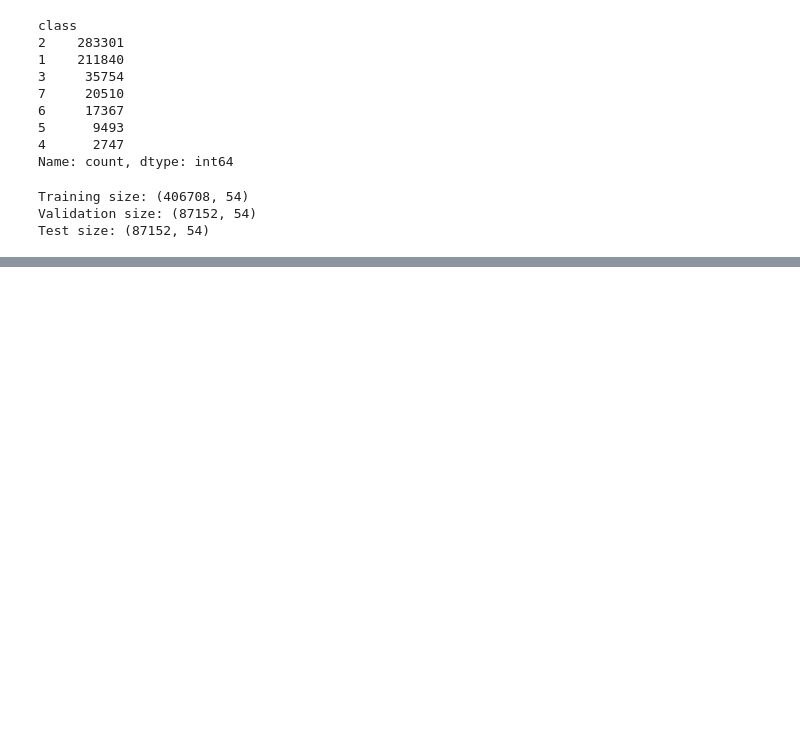
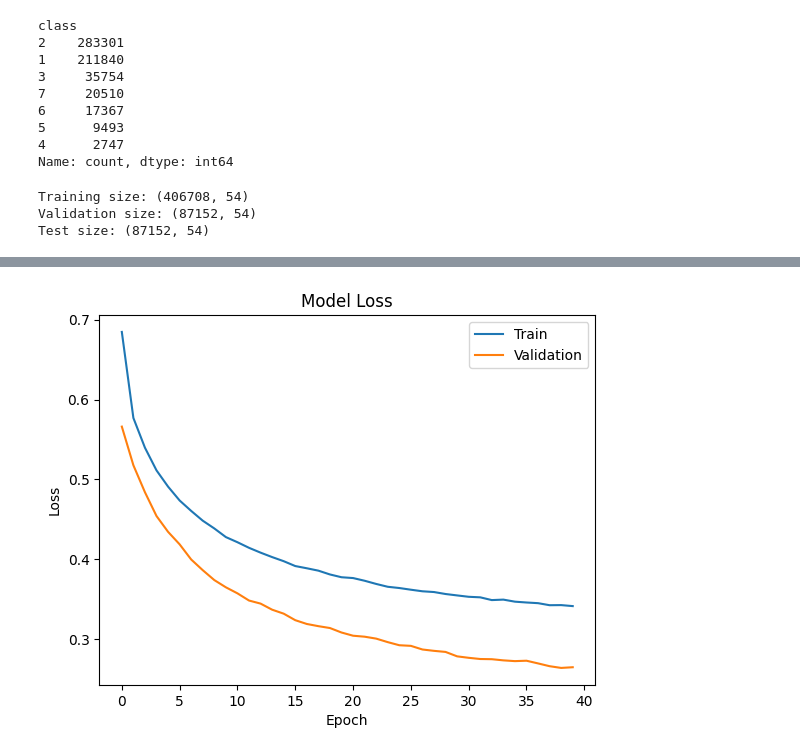
Before and after one commit to srikrishna725/forest-cover-classification, a Jupyter notebook: Forest_cover_Type-classification.ipynb, the cells around one changed output, grey strips where cells are left out. Saved outputs shown, nothing was run; the diff lists cells and outputs as text; code cells hidden in the pictures; blank space fills up the shorter version.

```diff
--- a/Forest_cover_Type-classification.ipynb
+++ b/Forest_cover_Type-classification.ipynb
@@ -190,0 +214,12 @@ Test Accuracy: 0.7843078970909119
+# %%
+plt.plot(history.history['loss'])
+plt.plot(history.history['val_loss'])
+
+plt.title("Model Loss")
+plt.ylabel("Loss")
+plt.xlabel("Epoch")
+plt.legend(["Train", "Validation"])
+
+plt.show()
+# %% [output]
+[figure, added]
```
Also changed, not shown: parts of 4 cells of this notebook.
